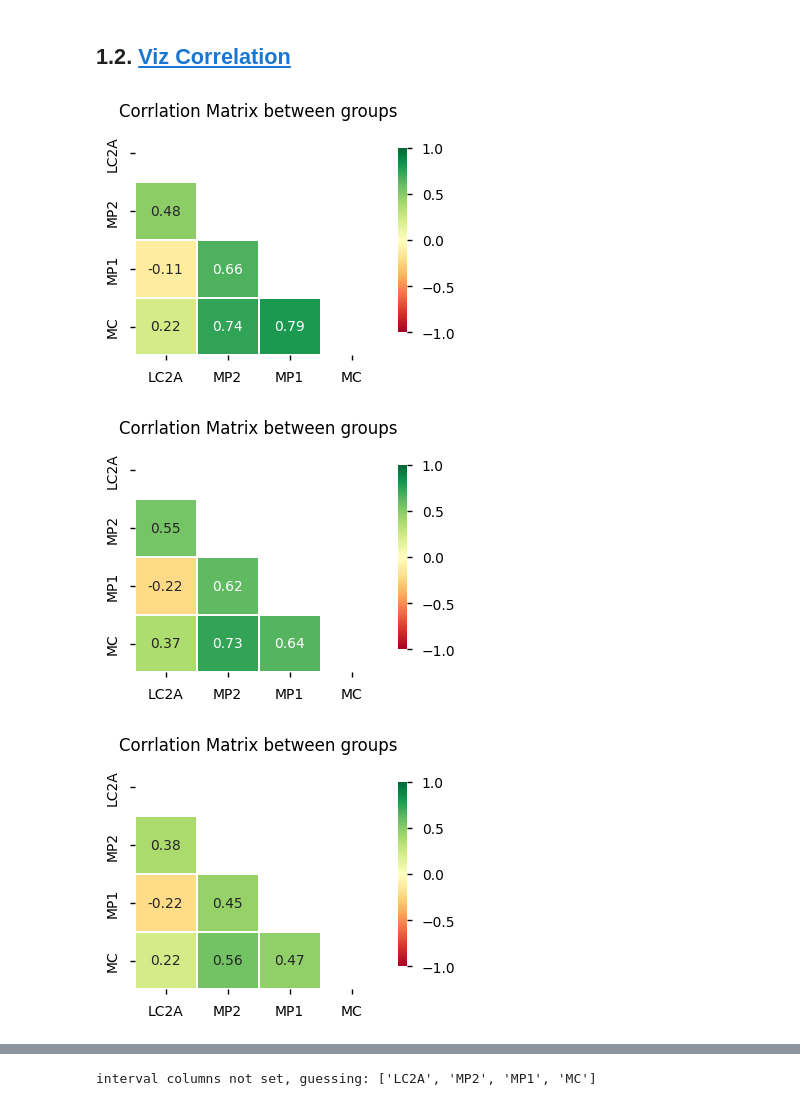
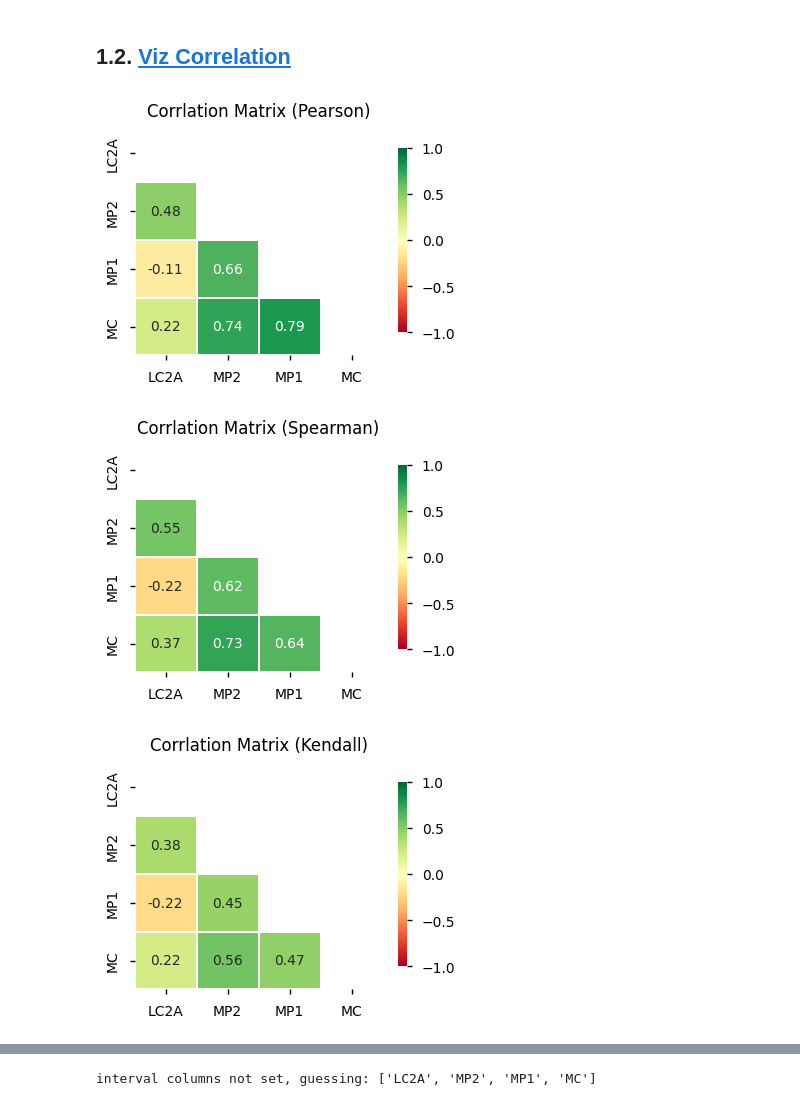
Before and after one commit to rammah83/Statistical_tasks, a Jupyter notebook: Correlation.ipynb, the cells around one changed output, grey strips where cells are left out. Cells and saved outputs as stored; diff of their text form; code cells hidden in the pictures.

```diff
--- a/Correlation.ipynb
+++ b/Correlation.ipynb
@@ -84,16 +84,16 @@ stats_summary
 # %%
 # check dependency between groups
 corr_matrix = df.corr(numeric_only=True)
 upper_mask = np.triu(np.ones_like(corr_matrix, dtype=bool), k=0)
 plt.figure(figsize=[4,3])
 sns.heatmap(corr_matrix,
 			mask=upper_mask,
 			linewidths=0.1,
 			cbar_kws={'shrink':0.8},
 			annot=True, vmax=1, vmin=-1, cmap='RdYlGn')
-plt.title("Corrlation Matrix between groups");
+plt.title("Corrlation Matrix (Pearson)");
 # %% [output]
-[figure, old version]
+[figure, new version]
 # %%
 # check dependency between groups
 corr_matrix = df.corr(numeric_only=True, method='spearman')
@@ -104,9 +104,9 @@ sns.heatmap(corr_matrix,
 			linewidths=0.1,
 			cbar_kws={'shrink':0.8},
 			annot=True, vmax=1, vmin=-1, cmap='RdYlGn')
-plt.title("Corrlation Matrix between groups");
+plt.title("Corrlation Matrix (Spearman)");
 # %% [output]
-[figure, old version]
+[figure, new version]
 # %%
 # check dependency between groups
 corr_matrix = df.corr(numeric_only=True, method='kendall')
@@ -117,9 +117,9 @@ sns.heatmap(corr_matrix,
 			linewidths=0.1,
 			cbar_kws={'shrink':0.8},
 			annot=True, vmax=1, vmin=-1, cmap='RdYlGn')
-plt.title("Corrlation Matrix between groups");
+plt.title("Corrlation Matrix (Kendall)");
 # %% [output]
-[figure, old version]
+[figure, new version]
 # %%
 import phik
 from phik import resources, report
```
Also changed, not shown: parts of 1 cell of this notebook.
